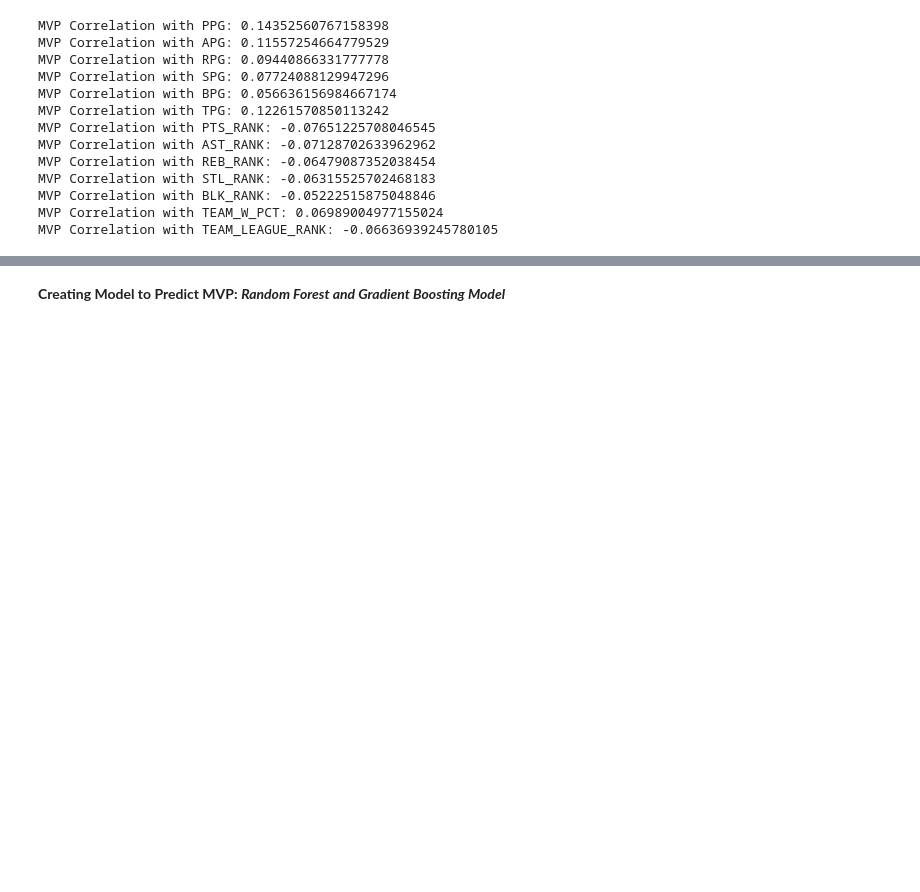
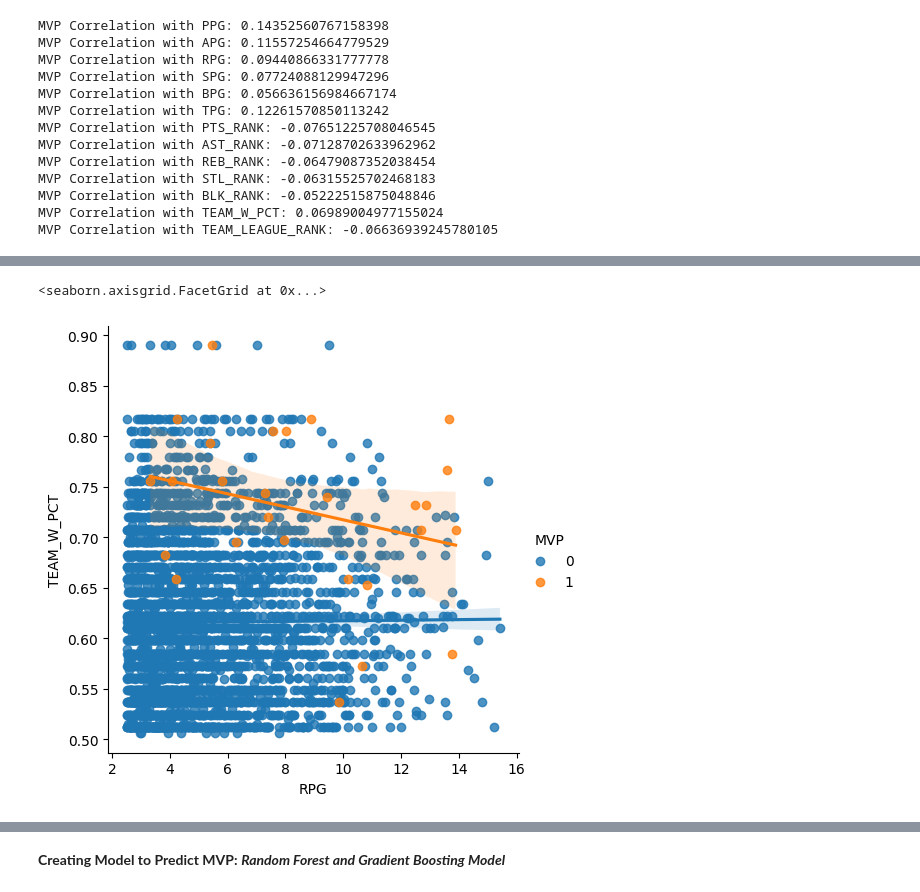
Before and after one commit to D-Aldana/SENG474-NBA_API, a Jupyter notebook: NBA-proj.ipynb, the cells around one changed output, grey strips where cells are left out. Drawn from its saved outputs; the diff is of its cells as text; code cells hidden in the pictures; blank space fills up the shorter version.

```diff
--- a/NBA-proj.ipynb
+++ b/NBA-proj.ipynb
@@ -201,0 +163,6 @@ sns.lmplot(x = 'PPG', y = 'TEAM_W_PCT', data=player_df, hue='MVP')
+# %%
+# Scatter plot of RPG vs TEAM_W_PCT thresholded at 2.5 RPG and 0.5 TEAM_W_PCT
+sns.lmplot(x = 'RPG', y = 'TEAM_W_PCT', data = player_df.loc[(player_df['RPG'] > 2.5) & (player_df['TEAM_W_PCT'] > 0.5)], hue = 'MVP')
+# %% [output]
+<seaborn.axisgrid.FacetGrid at 0x...>
+[figure, added]
```
Also changed, not shown: parts of 24 cells of this notebook.
